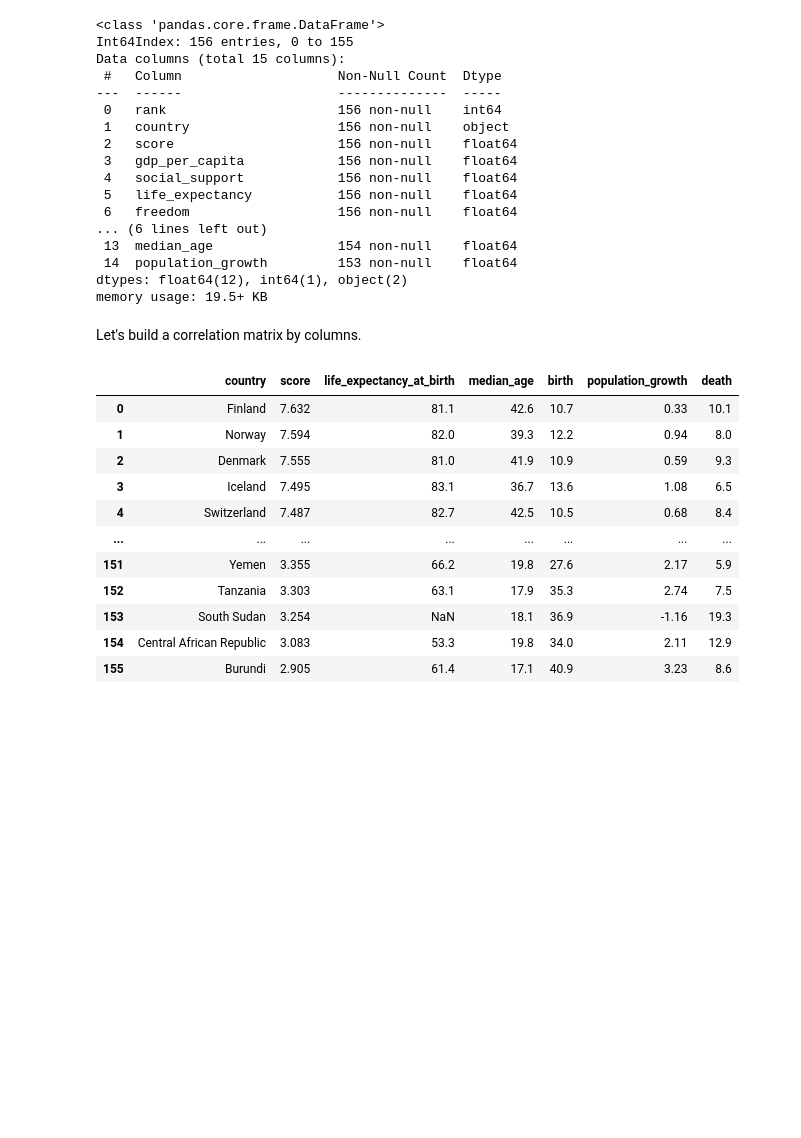
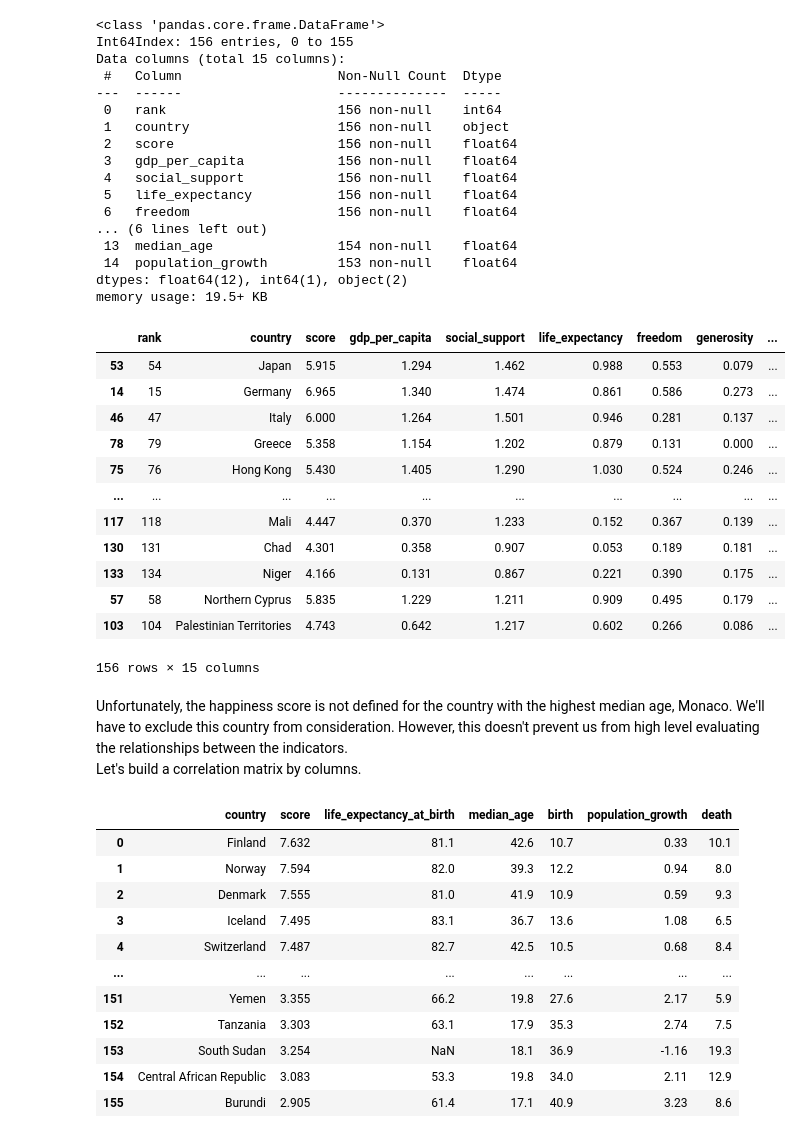
Before and after one commit to chupstee/data.sugar, a Jupyter notebook: 00002_world_happiness/world_happiness.when.age.ipynb, the cells around one changed output. Cells and saved outputs as stored; diff of their text form; code cells hidden in the pictures; blank space fills up the shorter version.

```diff
--- a/00002_world_happiness/world_happiness.when.age.ipynb
+++ b/00002_world_happiness/world_happiness.when.age.ipynb
@@ -347,8 +354,25 @@ Data columns (total 15 columns):
  14  population_growth         153 non-null    float64
 dtypes: float64(12), int64(1), object(2)
 memory usage: 19.5+ KB
-# %% [markdown]
-Let's build a correlation matrix by columns.
+# %%
+happiness_cia.sort_values(by='median_age', ascending=False)
+# %% [output]
+|  | rank | country | score | gdp_per_capita | social_support | life_expectancy | freedom | generosity | ... |
+| 53 | 54 | Japan | 5.915 | 1.294 | 1.462 | 0.988 | 0.553 | 0.079 | ... |
+| 14 | 15 | Germany | 6.965 | 1.340 | 1.474 | 0.861 | 0.586 | 0.273 | ... |
+| 46 | 47 | Italy | 6.000 | 1.264 | 1.501 | 0.946 | 0.281 | 0.137 | ... |
+| 78 | 79 | Greece | 5.358 | 1.154 | 1.202 | 0.879 | 0.131 | 0.000 | ... |
+| 75 | 76 | Hong Kong | 5.430 | 1.405 | 1.290 | 1.030 | 0.524 | 0.246 | ... |
+| ... | ... | ... | ... | ... | ... | ... | ... | ... | ... |
+| 117 | 118 | Mali | 4.447 | 0.370 | 1.233 | 0.152 | 0.367 | 0.139 | ... |
+| 130 | 131 | Chad | 4.301 | 0.358 | 0.907 | 0.053 | 0.189 | 0.181 | ... |
+| 133 | 134 | Niger | 4.166 | 0.131 | 0.867 | 0.221 | 0.390 | 0.175 | ... |
+| 57 | 58 | Northern Cyprus | 5.835 | 1.229 | 1.211 | 0.909 | 0.495 | 0.179 | ... |
+| 103 | 104 | Palestinian Territories | 4.743 | 0.642 | 1.217 | 0.602 | 0.266 | 0.086 | ... |
+156 rows × 15 columns
+# %% [markdown]
+Unfortunately, the happiness score is not defined for the country with the highest median age, Monaco. We'll have to exclude this country from consideration. However, this doesn't prevent us from high level evaluating the relationships between the indicators.
+Let's build a correlation matrix by columns.
 # %%
 # Select the columns of interest
 cols_corr = ['country', 'score',
```
Also changed, not shown: parts of 27 cells of this notebook.
